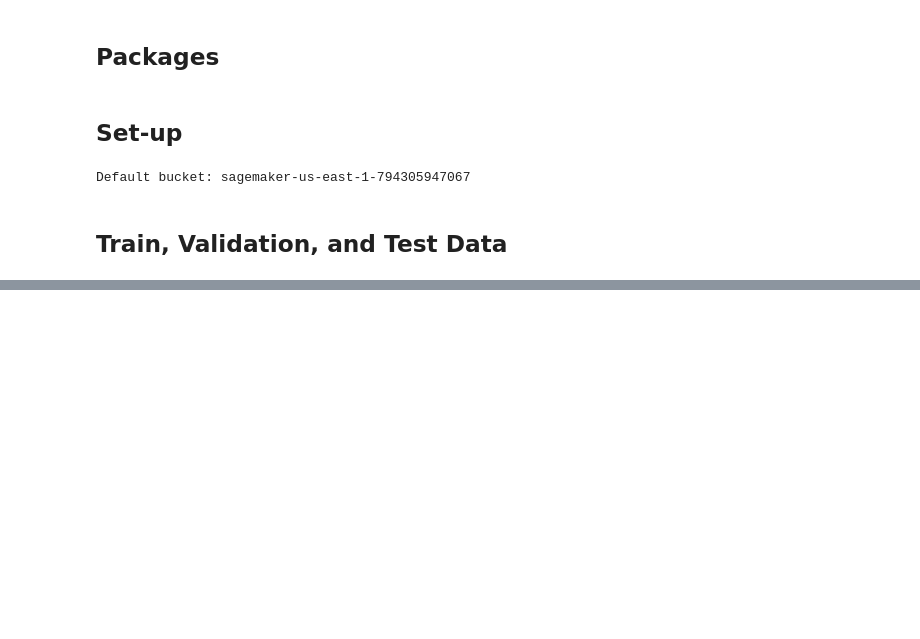
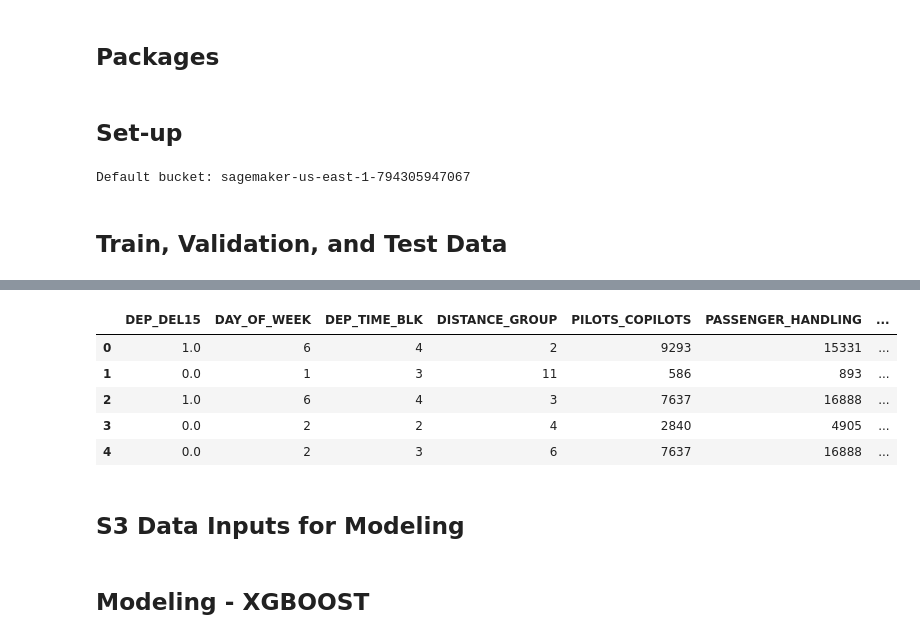
Before and after one commit to jimmy-nguyen-data-science/predicting-flight-delays, a Jupyter notebook: notebooks/05_Model_Training.ipynb, the cells around one changed output, grey strips where cells are left out. Saved outputs shown, nothing was run; the diff lists cells and outputs as text; code cells hidden in the pictures; blank space fills up the shorter version.

```diff
--- a/notebooks/05_Model_Training.ipynb
+++ b/notebooks/05_Model_Training.ipynb
@@ -54,0 +77,16 @@ ClientError: An error occurred (AccessDenied) when calling the GetObject operati
+# %%
+# Test data
+KEY = "ads-508/model_data/df_test.csv"
+
+response = s3_client.Object(bucket, KEY)
+test = pd.read_csv(response.get()['Body'])
+test.head()
+# %% [output]
+|  | DEP_DEL15 | DAY_OF_WEEK | DEP_TIME_BLK | DISTANCE_GROUP | PILOTS_COPILOTS | PASSENGER_HANDLING | ... |
+| 0 | 1.0 | 6 | 4 | 2 | 9293 | 15331 | ... |
+| 1 | 0.0 | 1 | 3 | 11 | 586 | 893 | ... |
+| 2 | 1.0 | 6 | 4 | 3 | 7637 | 16888 | ... |
+| 3 | 0.0 | 2 | 2 | 4 | 2840 | 4905 | ... |
+| 4 | 0.0 | 2 | 3 | 6 | 7637 | 16888 | ... |
+# %% [markdown]
+## S3 Data Inputs for Modeling
@@ -54,0 +105,2 @@ ClientError: An error occurred (AccessDenied) when calling the GetObject operati
+# %% [markdown]
+## Modeling - XGBOOST
```
Also changed, not shown: parts of 14 cells of this notebook.
